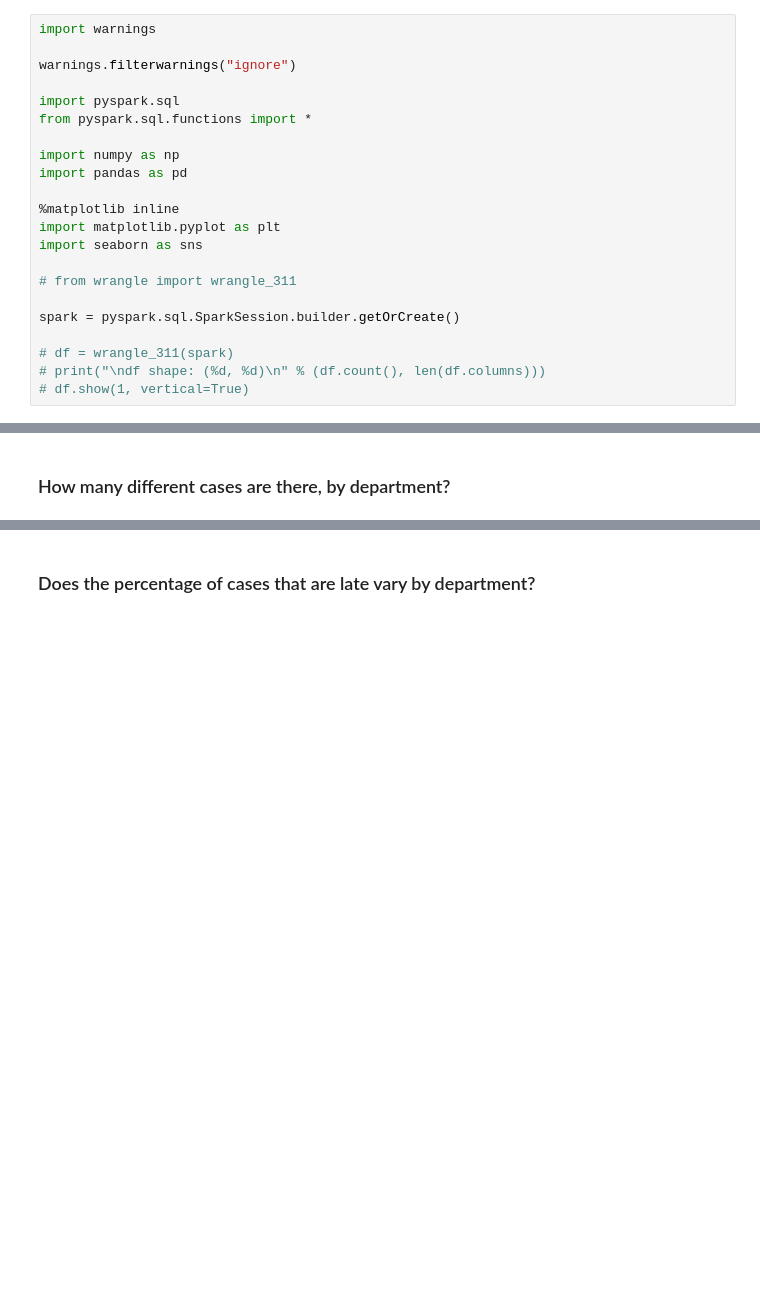
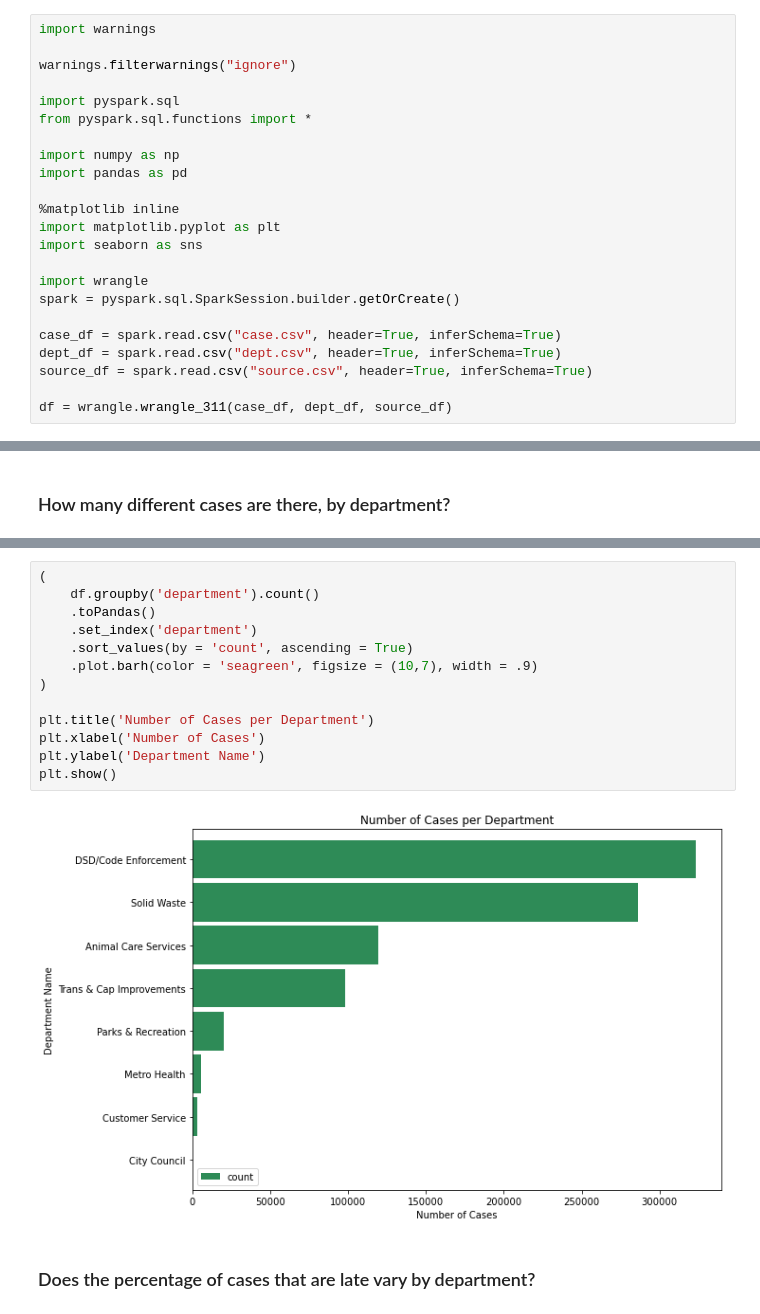
Before and after one commit to lupeluna/spark-exercises, a Jupyter notebook: explore.ipynb, the cells around one changed output, grey strips where cells are left out. Cells and saved outputs as stored; diff of their text form; blank space fills up the shorter version.

```diff
--- a/explore.ipynb
+++ b/explore.ipynb
@@ -13,10 +13,11 @@ import pandas as pd
 import matplotlib.pyplot as plt
 import seaborn as sns
 
-# from wrangle import wrangle_311
-
+import wrangle
 spark = pyspark.sql.SparkSession.builder.getOrCreate()
 
-# df = wrangle_311(spark)
-# print("\ndf shape: (%d, %d)\n" % (df.count(), len(df.columns)))
-# df.show(1, vertical=True)
+case_df = spark.read.csv("case.csv", header=True, inferSchema=True)
+dept_df = spark.read.csv("dept.csv", header=True, inferSchema=True)
+source_df = spark.read.csv("source.csv", header=True, inferSchema=True)
+
+df = wrangle.wrangle_311(case_df, dept_df, source_df)
@@ -27,2 +65,17 @@ spark = pyspark.sql.SparkSession.builder.getOrCreate()
+# %%
+(
+    df.groupby('department').count()
+    .toPandas()
+    .set_index('department')
+    .sort_values(by = 'count', ascending = True)
+    .plot.barh(color = 'seagreen', figsize = (10,7), width = .9)
+)
+
+plt.title('Number of Cases per Department')
+plt.xlabel('Number of Cases')
+plt.ylabel('Department Name')
+plt.show()
+# %% [output]
+[figure, added]
 # %% [markdown]
 ### Does the percentage of cases that are late vary by department?
```
Also changed, not shown: parts of 14 cells of this notebook.
